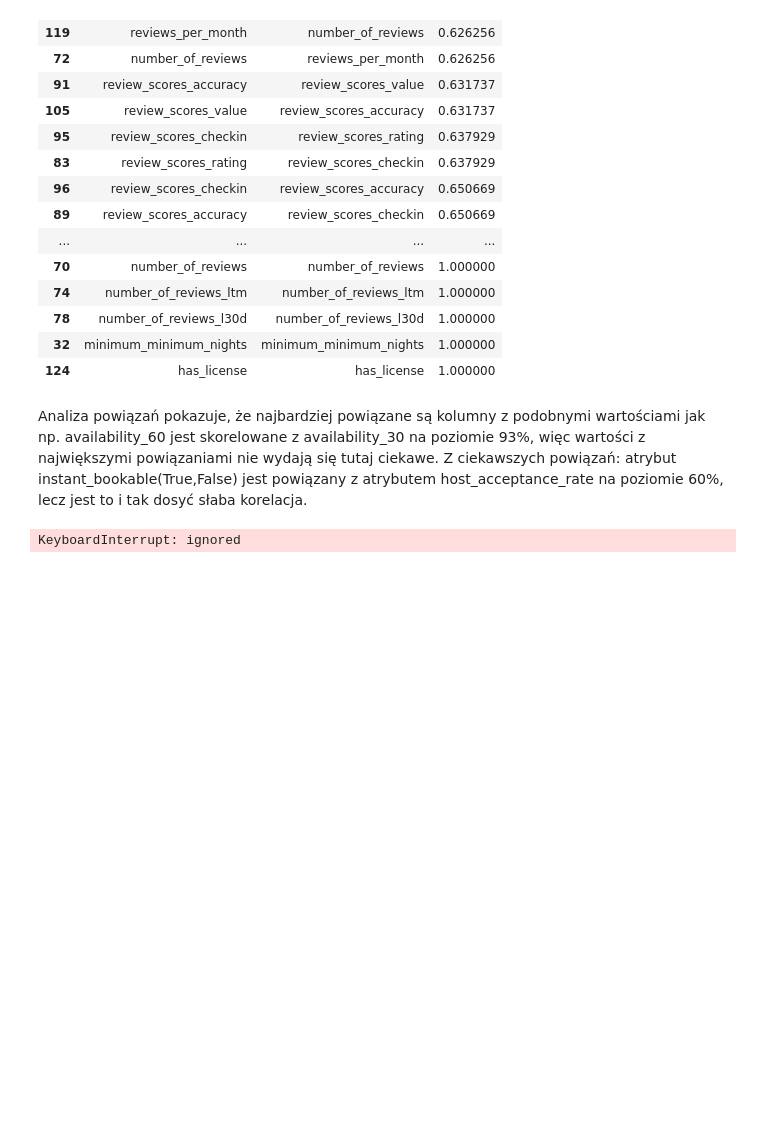
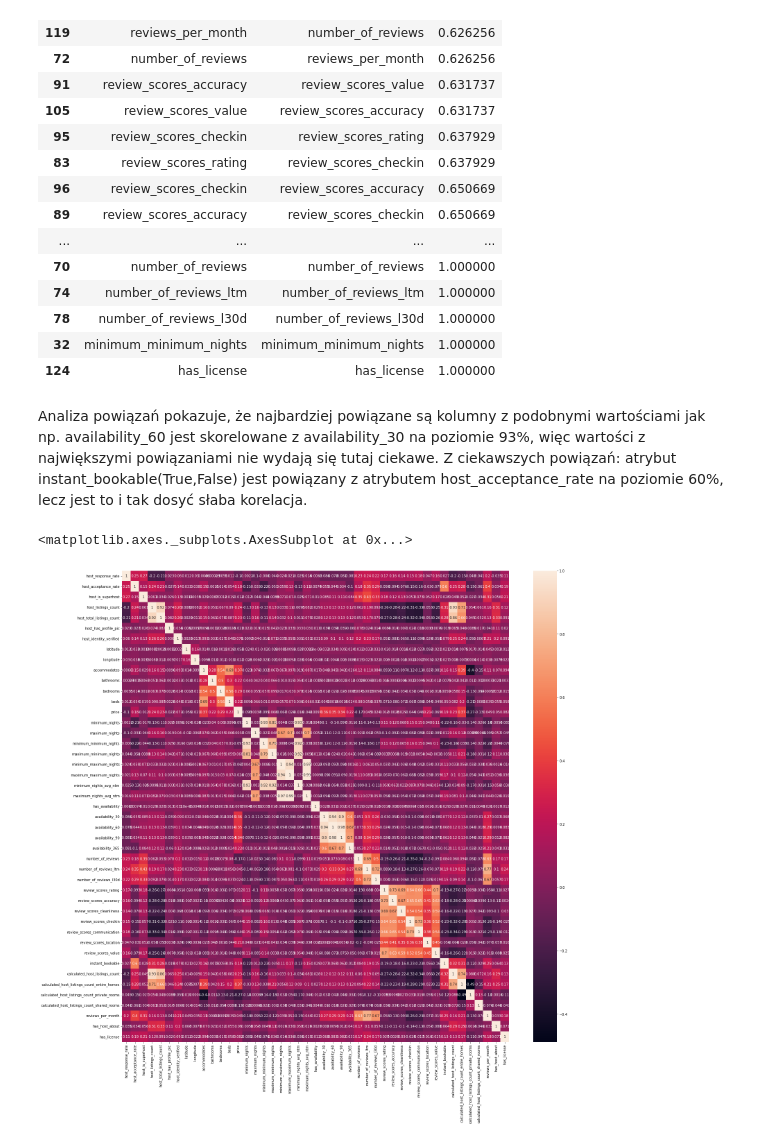
Before and after one commit to mjakubowski99/airbnb_dataset, a Jupyter notebook: AirBnB_Project.ipynb, the cells around one changed output. Saved outputs shown, nothing was run; the diff lists cells and outputs as text; code cells hidden in the pictures; blank space fills up the shorter version.

```diff
--- a/AirBnB_Project.ipynb
+++ b/AirBnB_Project.ipynb
@@ -386,6 +1123,8 @@ Analiza powiązań pokazuje, że najbardziej powiązane są kolumny z podobnymi
 # %%
 import seaborn as sns
 
-sns.pairplot(df_corr, diag_kind=None)
+plt.figure(figsize=(25,25))
+sns.heatmap(df_corr, annot = True)
 # %% [output]
-KeyboardInterrupt: ignored
+<matplotlib.axes._subplots.AxesSubplot at 0x...>
+[figure, added]
```
Also changed, not shown: parts of 85 cells of this notebook.
